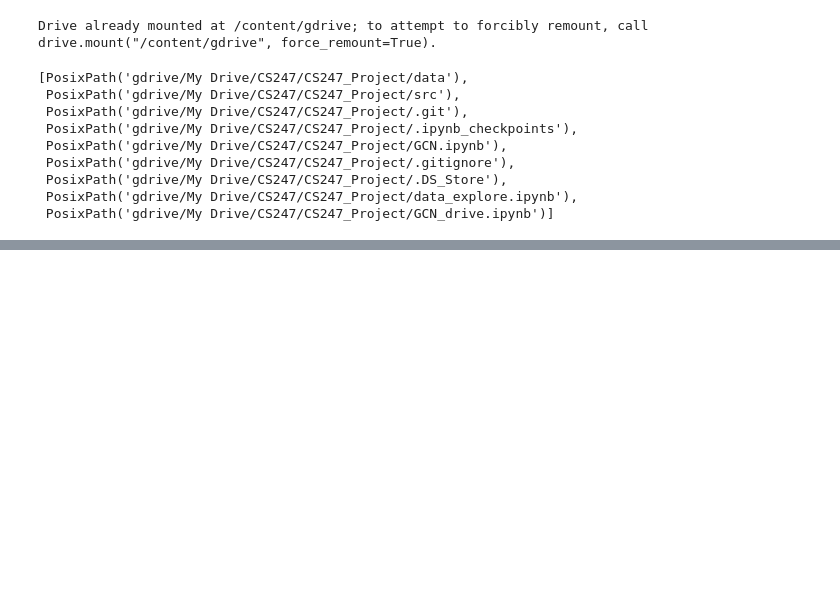
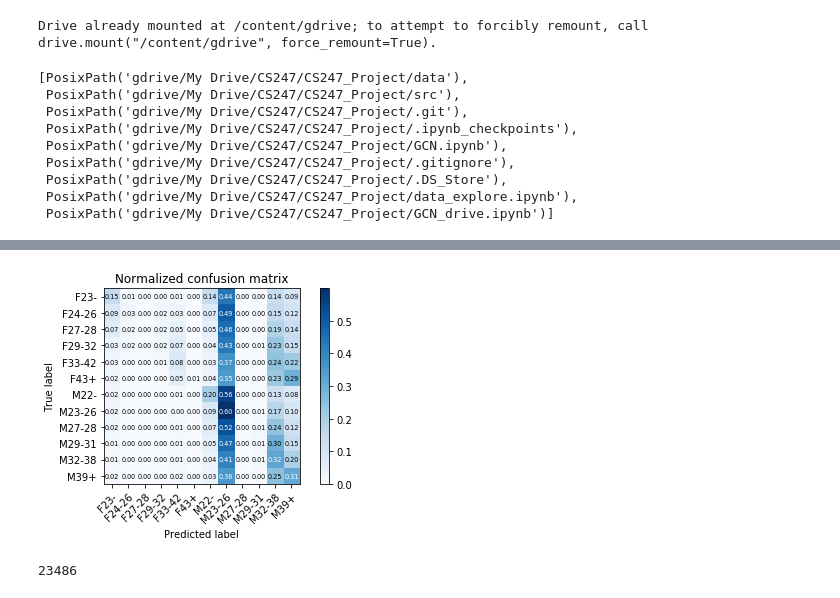
Before and after one commit to wanghran/CS247_Project, a Jupyter notebook: GCN_drive.ipynb, the cells around one changed output, grey strips where cells are left out. Cells and saved outputs as stored; diff of their text form; code cells hidden in the pictures; blank space fills up the shorter version.

```diff
--- a/GCN_drive.ipynb
+++ b/GCN_drive.ipynb
@@ -263,8 +265,7 @@ def test(data, model):
     features, adj, idx_test, labels, label_mapping = data
     model.eval()
     output, encoding = model(features, adj)
-    loss_f = nn.CrossEntropyLoss()
-#     loss_test = F.nll_loss(output[idx_test], labels[idx_test])
+#     loss_f = nn.CrossEntropyLoss()
 #     loss_test = loss_f(output[idx_test], labels[idx_test])
     loss_test = hybrid_loss(output[idx_test], encoding[idx_test], labels[idx_test])
 
@@ -279,12 +280,12 @@ def test(data, model):
     labels = labels.clone().cpu()
     output = output.clone().cpu()
     plot_confusion_matrix(labels[idx_test], output[idx_test],
-                          classes, normalize=True)
+                          classes, normalize=True, filename='data/full_set_confusion')
 # %%
-def multi_relation_load(path="../data/", label="labels.csv",
-                        files=["adj_phone.npz", "adj_app_installed.npz", "adj_app_active.npz"],
+def multi_relation_load(path="/data/", label="full_labels.csv",
+                        files=["full_adj_phone.npz", "full_adj_app_installed.npz", "full_adj_app_active.npz"],
                         label_mapping="label_mapping",
-                        train='train_idx', test='test_idx'):
+                        train='full_train_idx', test='full_test_idx'):
 # def multi_relation_load(path="../data/", label="full_size_labels.csv",
 #                         files=["full_size_adj_phone.npz", "full_size_adj_app_installed.npz", "full_size_adj_app_active.npz"],
 #                         label_mapping="label_mapping",
@@ -414,12 +419,12 @@ def main():
 #     args = parser.parse_args()
 
     args = easydict.EasyDict({
-        "epochs": 200,
-        "lr": 0.01,
+        "epochs": 400,
+        "lr": 0.005,
         "weight_decay": 5e-4,
-        "hidden": 16,
+        "hidden": 50,
         "dropout": 0.5,
-        "data": 'gdrive/My Drive/CS247/CS247_Project/data'
+        "data": 'data'
     })
 
     CUDA = torch.cuda.is_available()
@@ -461,3 +466,11 @@ def main():
     # print("Optimization Finished!")
     # print("Total time elapsed: {:.4f}s".format(time.time() - t_total))
     test([features, adjs, idx_test, labels, label_mapping], rGCN_model)
+# %%
+# "epochs": 400,
+# "lr": 0.005,
+# "weight_decay": 5e-4,
+# "hidden": 50,
+# "dropout": 0.5
+main()
+# %% [output]
@@ -464,3 +494,9 @@ def main():
+[figure, added]
+# %%
+import gc
+gc.collect()
+# %% [output]
+23486
 # %%
 main()
 # %% [output]
```
Also changed, not shown: parts of 9 cells of this notebook, 12 other files.
